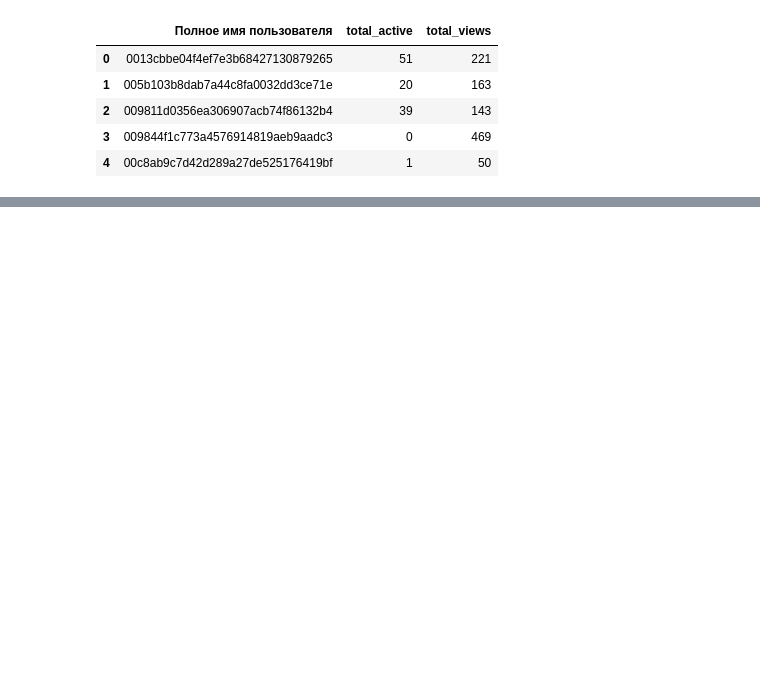
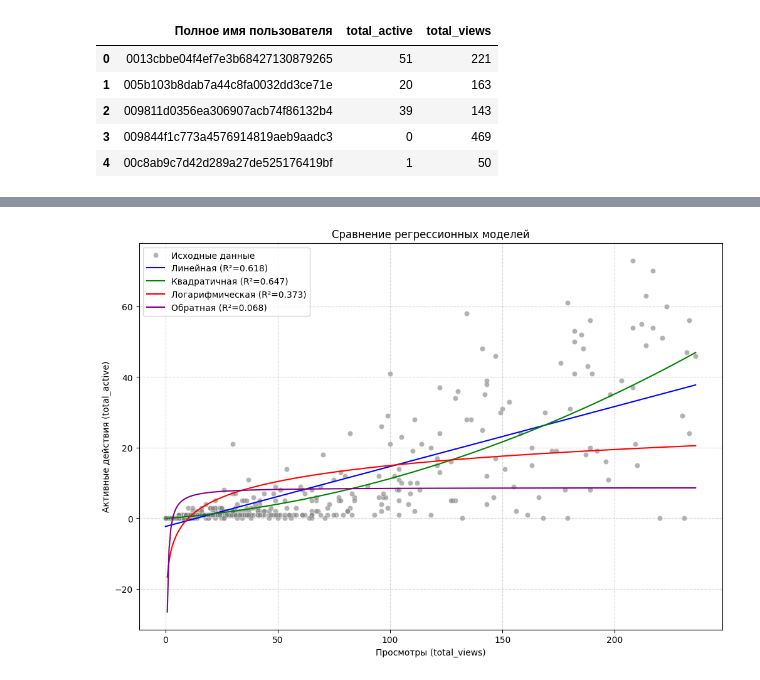
Before and after one commit to DaniilPominov/data_science, a Jupyter notebook: src/project/Задание_Анализ цифрового следа.ipynb, the cells around one changed output, grey strips where cells are left out. Cells and saved outputs as stored; diff of their text form; code cells hidden in the pictures; blank space fills up the shorter version.

Commit message:
добавил больше графиков

```diff
--- a/src/project/Задание_Анализ цифрового следа.ipynb
+++ b/src/project/Задание_Анализ цифрового следа.ipynb
@@ -183,0 +262,57 @@ sm.qqplot(residuals, line ='45')
+# %%
+# Исходные данные
+x = agg_df['total_views']
+y = agg_df['total_active']
+
+# Создаём сетку значений для плавного отображения кривых
+x_plot = np.linspace(x.min(), x.max(), 300)
+
+# Инициализируем график
+plt.figure(figsize=(12, 8))
+sns.scatterplot(x=x, y=y, alpha=0.6, label='Исходные данные', color='gray')
+
+# --- 1. Линейная модель ---
+X_lin = sm.add_constant(x)
+model_lin = sm.OLS(y, X_lin).fit()
+y_lin_pred = model_lin.predict(sm.add_constant(x_plot))
+plt.plot(x_plot, y_lin_pred, label=f'Линейная (R²={model_lin.rsquared:.3f})', color='blue')
+
+# --- 2. Квадратичная модель ---
+agg_df['views_sq'] = x**2
+X_quad = sm.add_constant(agg_df[['total_views', 'views_sq']])
+model_quad = sm.OLS(y, X_quad).fit()
+X_quad_plot = pd.DataFrame({'total_views': x_plot, 'views_sq': x_plot**2})
+X_quad_plot = sm.add_constant(X_quad_plot)
+y_quad_pred = model_quad.predict(X_quad_plot)
+plt.plot(x_plot, y_quad_pred, label=f'Квадратичная (R²={model_quad.rsquared:.3f})', color='green')
+
+# --- 3. Логарифмическая модель ---
+df_log = agg_df[agg_df['total_views'] > 0].copy()
+x_log = df_log['total_views']
+y_log = df_log['total_active']
+df_log['log_views'] = np.log(x_log)
+X_log = sm.add_constant(df_log['log_views'])
+model_log = sm.OLS(y_log, X_log).fit()
+x_plot_log = x_plot[x_plot > 0]
+y_log_pred = model_log.predict(sm.add_constant(np.log(x_plot_log)))
+plt.plot(x_plot_log, y_log_pred, label=f'Логарифмическая (R²={model_log.rsquared:.3f})', color='red')
+
+# --- 4. Обратная модель ---
+df_inv = agg_df[agg_df['total_views'] > 0].copy()
+df_inv['inv_views'] = 1 / df_inv['total_views']
+X_inv = sm.add_constant(df_inv['inv_views'])
+y_inv = df_inv['total_active']
+model_inv = sm.OLS(y_inv, X_inv).fit()
+x_plot_inv = x_plot[x_plot > 0]
+y_inv_pred = model_inv.predict(sm.add_constant(1 / x_plot_inv))
+plt.plot(x_plot_inv, y_inv_pred, label=f'Обратная (R²={model_inv.rsquared:.3f})', color='purple')
+
+# Оформление
+plt.xlabel('Просмотры (total_views)')
+plt.ylabel('Активные действия (total_active)')
+plt.title('Сравнение регрессионных моделей')
+plt.legend()
+plt.grid(True, linestyle='--', alpha=0.5)
+plt.show()
+# %% [output]
+[figure, added]
```
Also changed, not shown: parts of 12 cells of this notebook.
